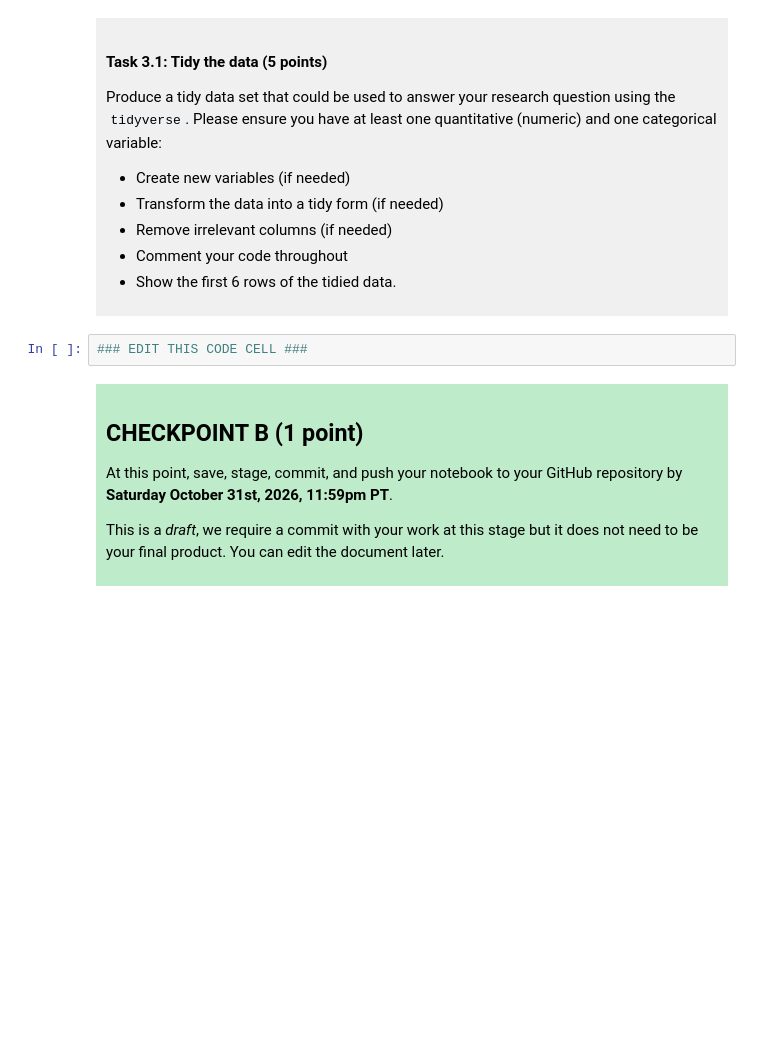
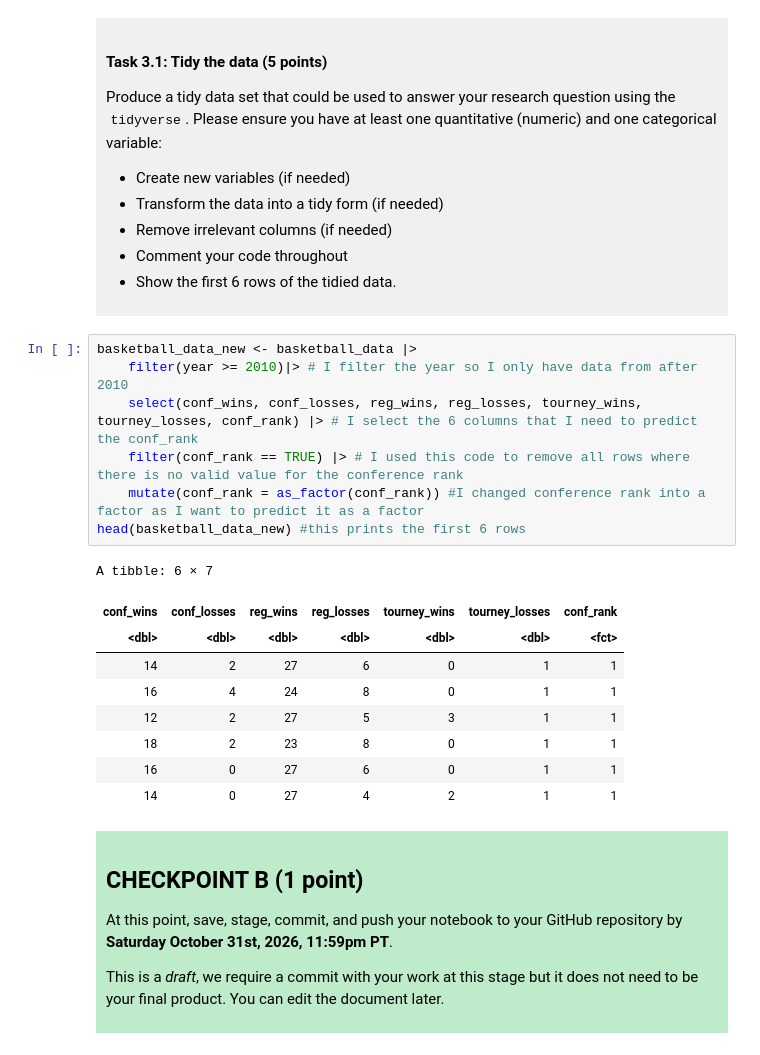
Before and after one commit to jessicaparmar66/dsci-100-project-Jessica-Parmar, a Jupyter notebook: dsci-100-project-notebook.ipynb, the cells around one changed output. Cells and saved outputs as stored; diff of their text form; blank space fills up the shorter version.

```diff
--- a/dsci-100-project-notebook.ipynb
+++ b/dsci-100-project-notebook.ipynb
@@ -188,7 +211,22 @@ Produce a tidy data set that could be used to answer your research question usin
 
 </div>
 # %%
-### EDIT THIS CODE CELL ###
+basketball_data_new <- basketball_data |>
+    filter(year >= 2010)|> # I filter the year so I only have data from after 2010
+    select(conf_wins, conf_losses, reg_wins, reg_losses, tourney_wins, tourney_losses, conf_rank) |> # I select the 6 columns that I need to predict the conf_rank
+    filter(conf_rank == TRUE) |> # I used this code to remove all rows where there is no valid value for the conference rank
+    mutate(conf_rank = as_factor(conf_rank)) #I changed conference rank into a factor as I want to predict it as a factor
+head(basketball_data_new) #this prints the first 6 rows
+# %% [output]
+A tibble: 6 × 7
+| conf_wins | conf_losses | reg_wins | reg_losses | tourney_wins | tourney_losses | conf_rank |
+| <dbl> | <dbl> | <dbl> | <dbl> | <dbl> | <dbl> | <fct> |
+| 14 | 2 | 27 | 6 | 0 | 1 | 1 |
+| 16 | 4 | 24 | 8 | 0 | 1 | 1 |
+| 12 | 2 | 27 | 5 | 3 | 1 | 1 |
+| 18 | 2 | 23 | 8 | 0 | 1 | 1 |
+| 16 | 0 | 27 | 6 | 0 | 1 | 1 |
+| 14 | 0 | 27 | 4 | 2 | 1 | 1 |
 # %% [markdown]
 <div style="background-color: #beebca; padding: 10px;">
 
```
Also changed, not shown: parts of 3 cells of this notebook.
